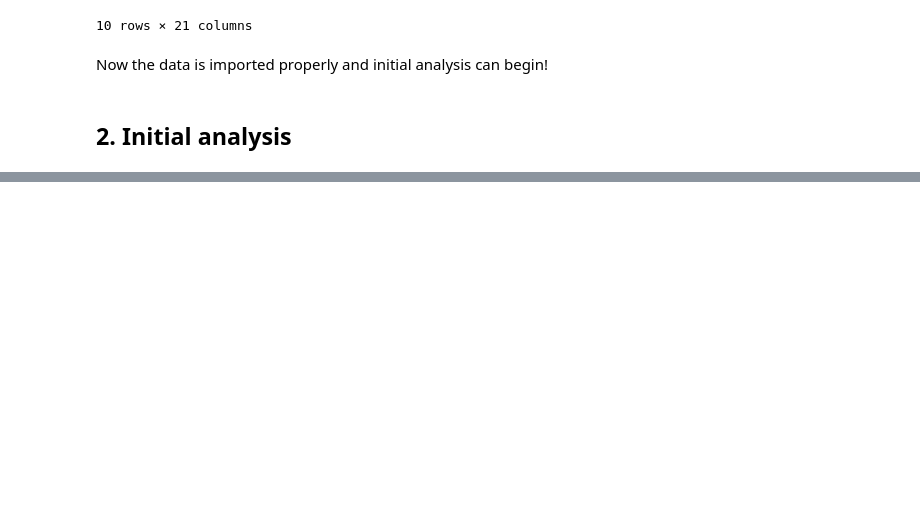
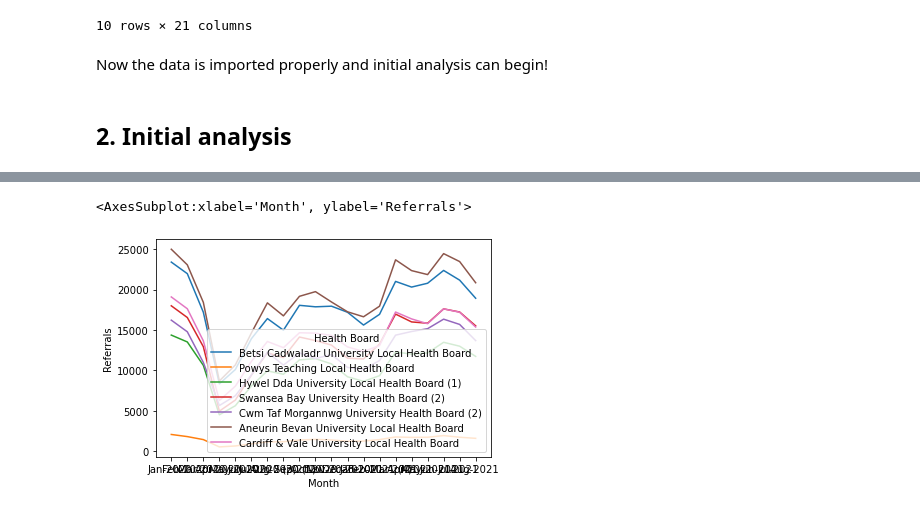
Before and after one commit to EIncze/PythonTutorial, a Jupyter notebook: 02Dataframes.ipynb, the cells around one changed output, grey strips where cells are left out. Drawn from its saved outputs; the diff is of its cells as text; code cells hidden in the pictures; blank space fills up the shorter version.

Commit message:
finished analysis, added plotting

```diff
--- a/02Dataframes.ipynb
+++ b/02Dataframes.ipynb
@@ -115,8 +112,6 @@ data
 10 rows × 21 columns
 # %% [markdown]
 Now the data is imported properly and initial analysis can begin!
-# %%
-data.set_index(data.iloc[:,0], inplace=True)
 # %% [markdown]
 ## 2. Initial analysis
 # %% [markdown]
@@ -143,0 +140,4 @@ memory usage: 1.7+ KB
+# %%
+data.drop([5,7], inplace=True) # Drops rows at indices 5 and 7
+data.set_index('Health Board', inplace=True, drop=True) # Sets the index to be the column 'Health Board', since it's the only non-numeric column
+data = data.astype(int)   # Converts all columns to int
@@ -143,0 +184,5 @@ memory usage: 1.7+ KB
+# %%
+data_hbs = data.iloc[1:,:]
+data_all = data.iloc[0,:]
+# %%
+data_unpv=data_hbs.reset_index().melt(id_vars='Health Board', var_name='Month', value_name='Referrals')
@@ -143,0 +205,7 @@ memory usage: 1.7+ KB
+# %%
+import seaborn as sns
+
+sns.lineplot(data=data_unpv, x='Month', y='Referrals', hue='Health Board')
+# %% [output]
+<AxesSubplot:xlabel='Month', ylabel='Referrals'>
+[figure, added]
```
Also changed, not shown: parts of 12 cells of this notebook.
